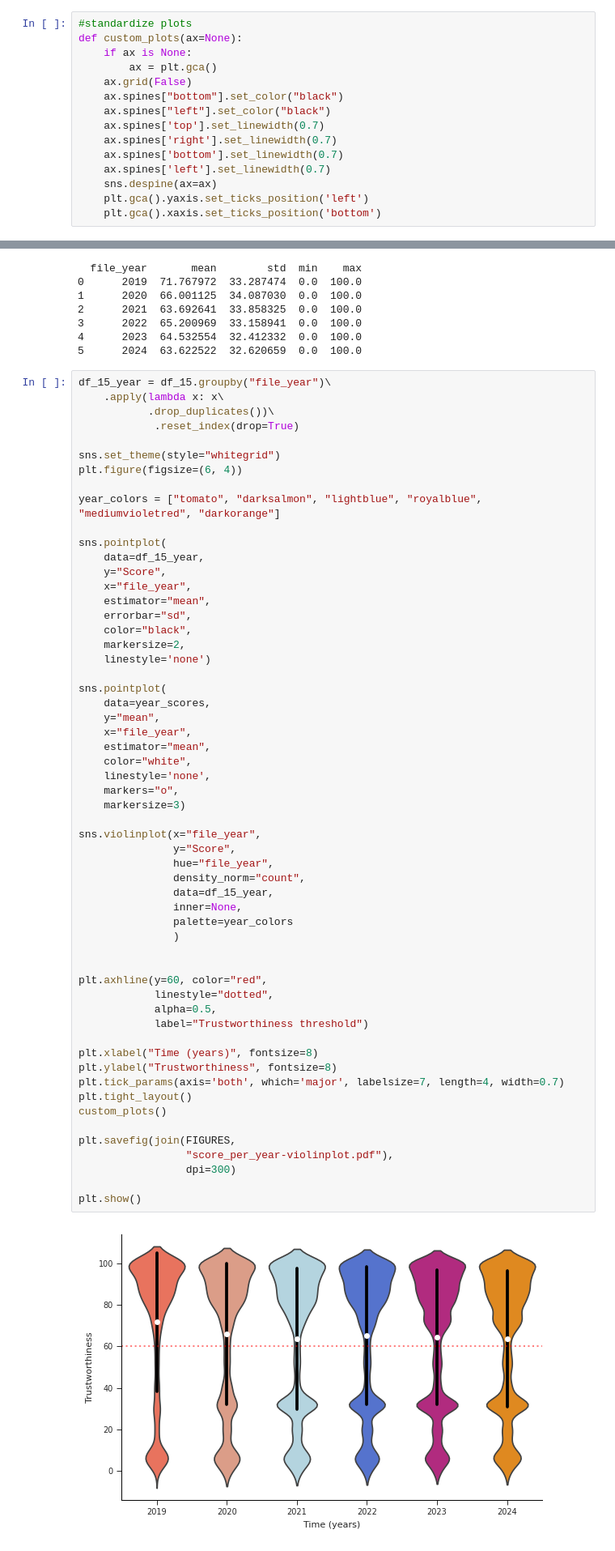
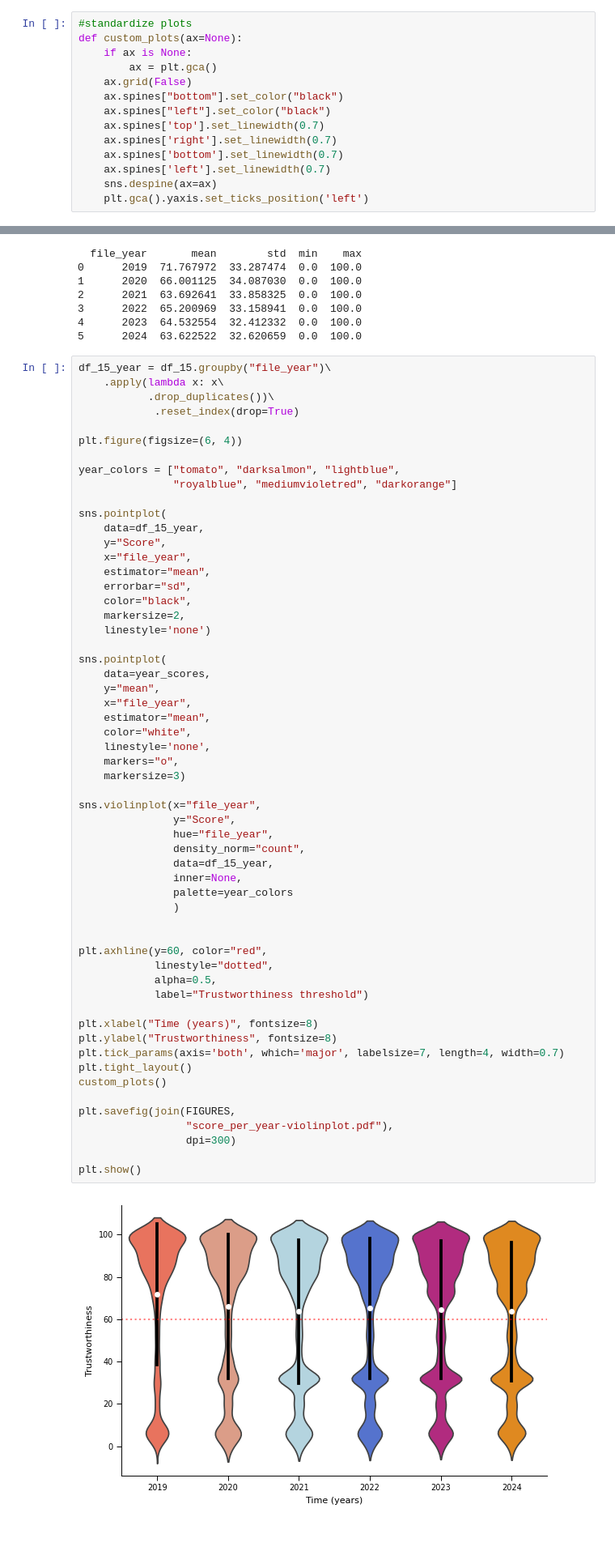
Before and after one commit to julaluehring/newsguard-review-analysis, a Jupyter notebook: describe_trustworthiness.ipynb, the cells around one changed output, grey strips where cells are left out. Shown at 81% size. Drawn from its saved outputs; the diff is of its cells as text.

```diff
--- a/describe_trustworthiness.ipynb
+++ b/describe_trustworthiness.ipynb
@@ -60,7 +60,6 @@ def custom_plots(ax=None):
     ax.spines['left'].set_linewidth(0.7)
     sns.despine(ax=ax)
     plt.gca().yaxis.set_ticks_position('left')
-    plt.gca().xaxis.set_ticks_position('bottom')
 # %% [markdown]
 ## How volatile are trustworthiness ratings?
 # %% [markdown]
@@ -320,10 +317,10 @@ df_15_year = df_15.groupby("file_year")\
            .drop_duplicates())\
             .reset_index(drop=True)
 
-sns.set_theme(style="whitegrid")
 plt.figure(figsize=(6, 4))
 
-year_colors = ["tomato", "darksalmon", "lightblue", "royalblue", "mediumvioletred", "darkorange"]
+year_colors = ["tomato", "darksalmon", "lightblue",
+               "royalblue", "mediumvioletred", "darkorange"]
 
 sns.pointplot(
     data=df_15_year,
@@ -345,34 +342,34 @@ sns.pointplot(
     markers="o",
     markersize=3)
 
 sns.violinplot(x="file_year",
                y="Score",
                hue="file_year",
                density_norm="count",
                data=df_15_year,
                inner=None,
                palette=year_colors
                )
 
 
 plt.axhline(y=60, color="red",
             linestyle="dotted",
             alpha=0.5,
             label="Trustworthiness threshold")
 
 plt.xlabel("Time (years)", fontsize=8)
 plt.ylabel("Trustworthiness", fontsize=8)
 plt.tick_params(axis='both', which='major', labelsize=7, length=4, width=0.7)
 plt.tight_layout()
 custom_plots()
 
 plt.savefig(join(FIGURES,
                  "score_per_year-violinplot.pdf"),
                  dpi=300)
 
 plt.show()
 # %% [output]
-[figure, old version]
+[figure, new version]
 # %% [markdown]
 ### How did adding vs. removing sources contribute to trustworthiness?
 # %%
```
Also changed, not shown: parts of 32 cells of this notebook.
